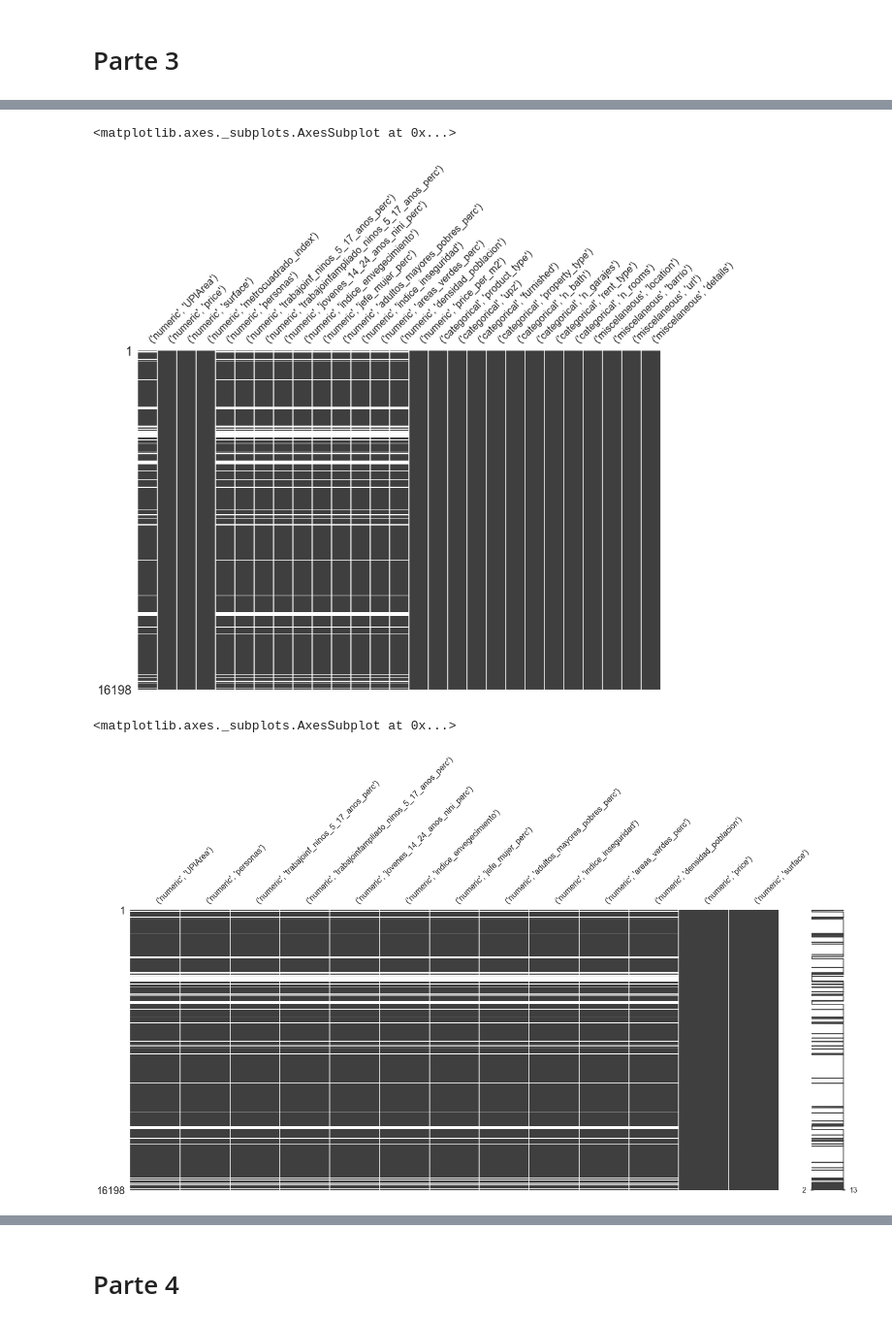
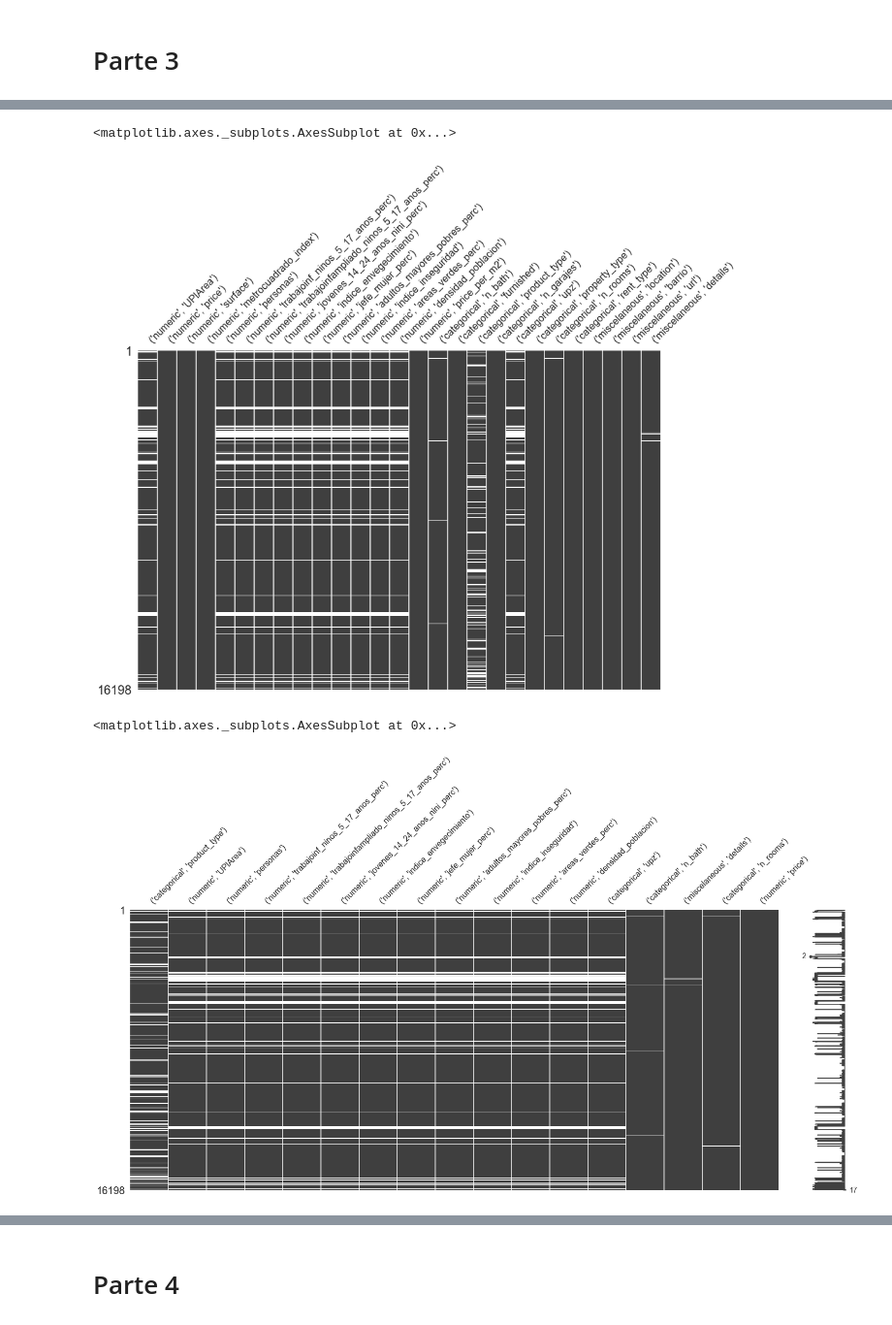
Before and after one commit to kurtwalsen/MA6202-Tarea-1, a Jupyter notebook: tarea1.ipynb, the cells around one changed output, grey strips where cells are left out. Shown at 97% size. Saved outputs shown, nothing was run; the diff lists cells and outputs as text; code cells hidden in the pictures.

```diff
--- a/tarea1.ipynb
+++ b/tarea1.ipynb
@@ -912,6 +900,6 @@ objects
 # %%
 # Hacemos typecasting para garantizar el formato de las variables.
-df = df.astype({col:'str' for col in objects})
+#df = df.astype({col:'str' for col in objects})
 df.info()
 # %% [output]
 <class 'pandas.core.frame.DataFrame'>
@@ -1827,12 +1638,12 @@ fig, ax = plt.subplots(figsize = [15, 10])
 msno.matrix(df,ax = ax, sparkline=False)
 # %% [output]
 <matplotlib.axes._subplots.AxesSubplot at 0x...>
-[figure, old version]
+[figure, new version]
 # %%
-msno.matrix(df[list(df.isnull().sum().nlargest(13).index)], sparkline=True)
+msno.matrix(df[list(df.isnull().sum().nlargest(17).index)], sparkline=True)
 # %% [output]
 <matplotlib.axes._subplots.AxesSubplot at 0x...>
-[figure, old version]
+[figure, new version]
 # %%
 fig, ax = plt.subplots(figsize = [15, 10])
 msno.heatmap(df, ax = ax)
```
Also changed, not shown: parts of 45 cells of this notebook.
